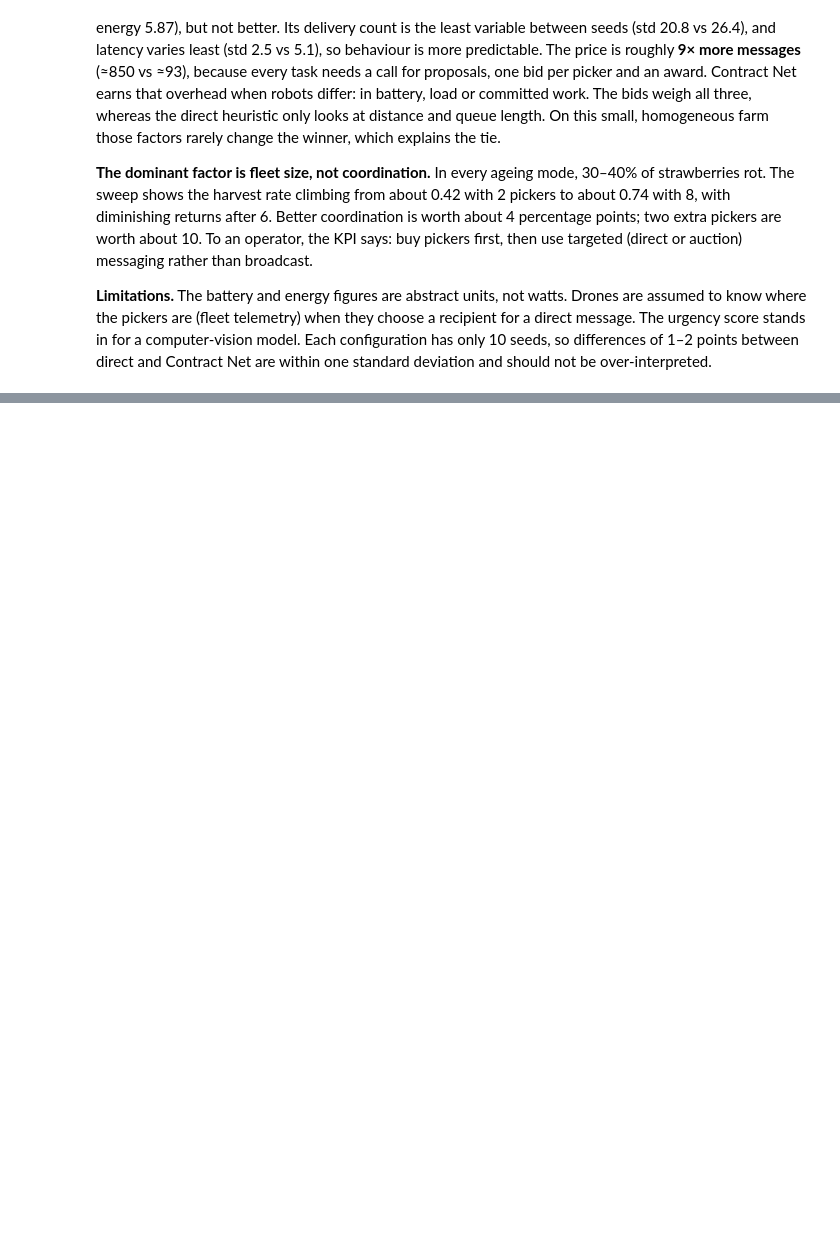
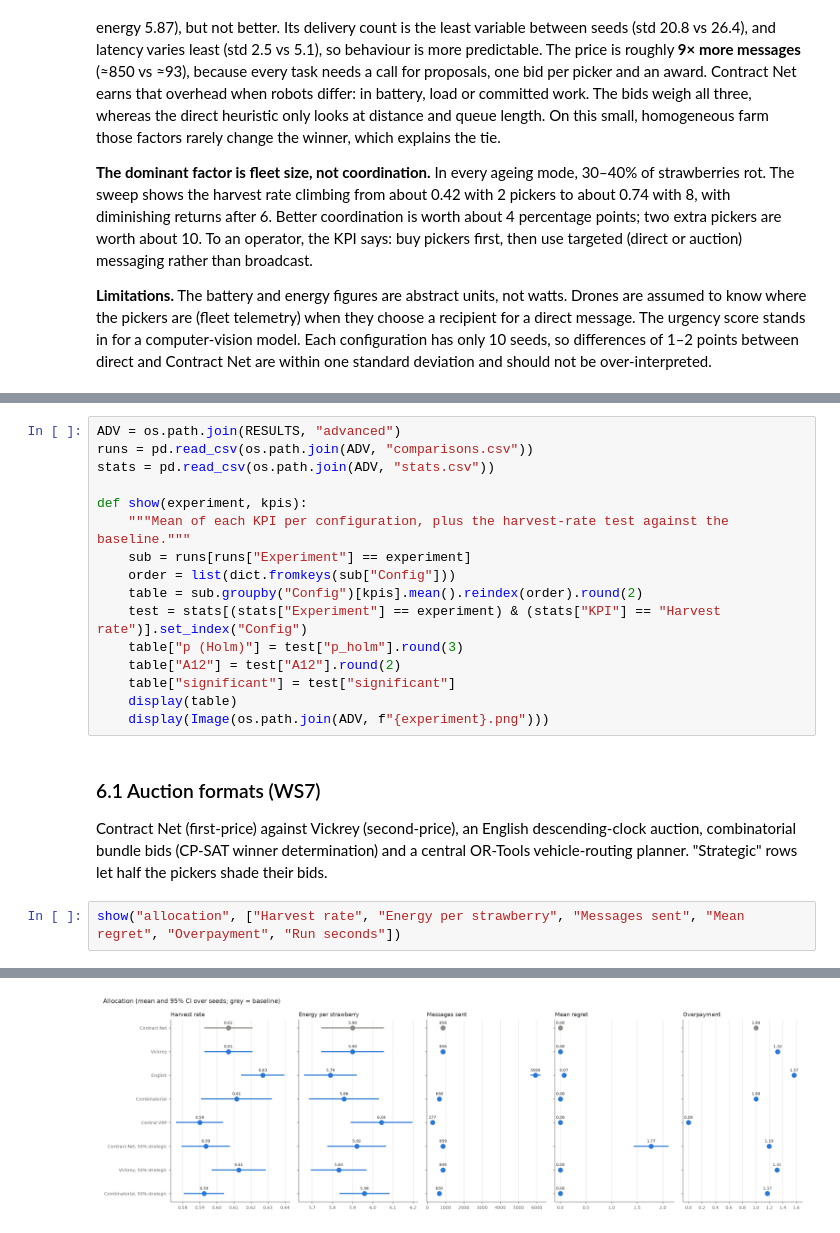
Before and after one commit to fzakir65/farming-robots, a Jupyter notebook: src/analysis.ipynb, the cells around one changed output, grey strips where cells are left out. Cells and saved outputs as stored; diff of their text form; blank space fills up the shorter version.

```diff
--- a/src/analysis.ipynb
+++ b/src/analysis.ipynb
@@ -137,0 +156,25 @@ should not be over-interpreted.
+# %%
+ADV = os.path.join(RESULTS, "advanced")
+runs = pd.read_csv(os.path.join(ADV, "comparisons.csv"))
+stats = pd.read_csv(os.path.join(ADV, "stats.csv"))
+
+def show(experiment, kpis):
+    """Mean of each KPI per configuration, plus the harvest-rate test against the baseline."""
+    sub = runs[runs["Experiment"] == experiment]
+    order = list(dict.fromkeys(sub["Config"]))
+    table = sub.groupby("Config")[kpis].mean().reindex(order).round(2)
+    test = stats[(stats["Experiment"] == experiment) & (stats["KPI"] == "Harvest rate")].set_index("Config")
+    table["p (Holm)"] = test["p_holm"].round(3)
+    table["A12"] = test["A12"].round(2)
+    table["significant"] = test["significant"]
+    display(table)
+    display(Image(os.path.join(ADV, f"{experiment}.png")))
+# %% [markdown]
+### 6.1 Auction formats (WS7)
+
+Contract Net (first-price) against Vickrey (second-price), an English descending-clock auction,
+combinatorial bundle bids (CP-SAT winner determination) and a central OR-Tools vehicle-routing
+planner. "Strategic" rows let half the pickers shade their bids.
+# %%
+show("allocation", ["Harvest rate", "Energy per strawberry", "Messages sent", "Mean regret", "Overpayment", "Run seconds"])
+# %% [output]
@@ -137,0 +191 @@ should not be over-interpreted.
+[figure, added]
```
Also changed, not shown: parts of 24 cells of this notebook, 4 other files.
